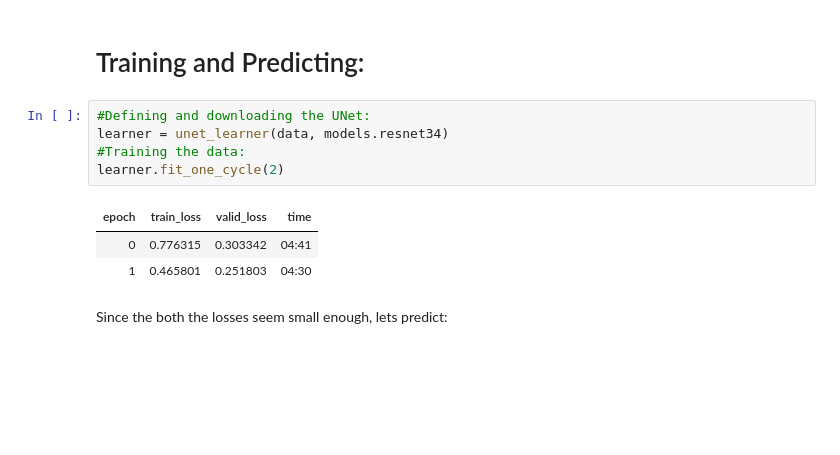
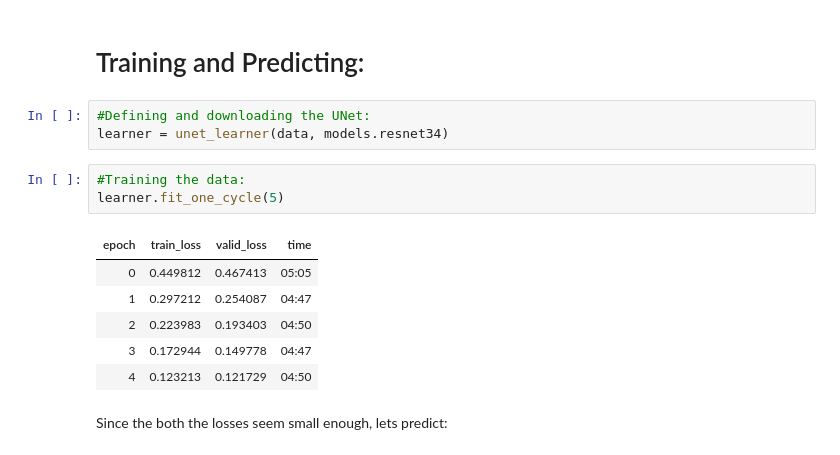
Before and after one commit to Tommy-Ngx/ColabRerun, a Jupyter notebook: Segmentation/UNIMIB2016fast2.ipynb, the cells around one changed output. Drawn from its saved outputs; the diff is of its cells as text; blank space fills up the shorter version.

```diff
--- a/Segmentation/UNIMIB2016fast2.ipynb
+++ b/Segmentation/UNIMIB2016fast2.ipynb
@@ -201,12 +213,16 @@ data.show_batch(1, figsize=(6,6))
 # %%
 #Defining and downloading the UNet:
 learner = unet_learner(data, models.resnet34)
-#Training the data:
-learner.fit_one_cycle(2)
-# %% [output]
-| epoch | train_loss | valid_loss | time |
-| 0 | 0.776315 | 0.303342 | 04:41 |
-| 1 | 0.465801 | 0.251803 | 04:30 |
+# %%
+#Training the data:
+learner.fit_one_cycle(5)
+# %% [output]
+| epoch | train_loss | valid_loss | time |
+| 0 | 0.449812 | 0.467413 | 05:05 |
+| 1 | 0.297212 | 0.254087 | 04:47 |
+| 2 | 0.223983 | 0.193403 | 04:50 |
+| 3 | 0.172944 | 0.149778 | 04:47 |
+| 4 | 0.123213 | 0.121729 | 04:50 |
 # %% [markdown]
 Since the both the losses seem small enough, lets predict:
 # %%
```
Also changed, not shown: parts of 12 cells of this notebook.
